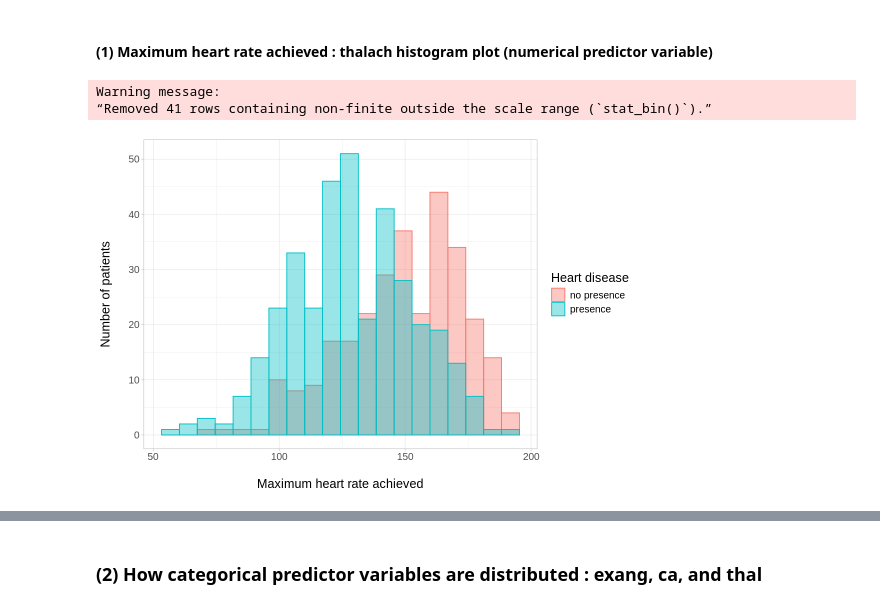
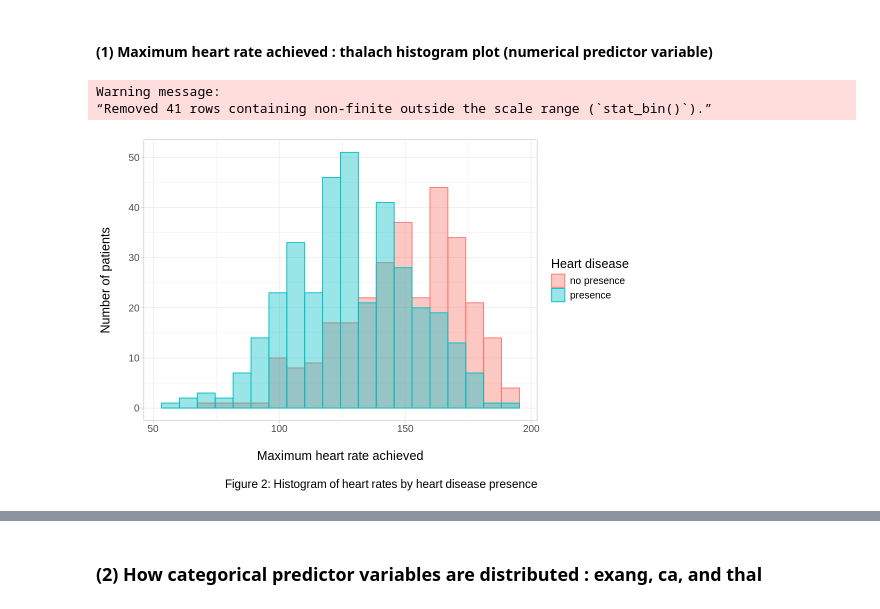
Before and after one commit to kareenaka/dsci100project_kareenakak, a Jupyter notebook: project_FINAL.ipynb, the cells around one changed output, grey strips where cells are left out. Drawn from its saved outputs; the diff is of its cells as text; code cells hidden in the pictures.

```diff
--- a/project_FINAL.ipynb
+++ b/project_FINAL.ipynb
@@ -289,15 +322,17 @@ A tibble: 2 × 6
 # %%
 options(repr.plot.width = 9, repr.plot.height = 6)
 
 thalach_histogram <- heart_train |>
     ggplot(aes(x = thalach, fill = num, colour = num)) +     # setting up the historgam axis and layout
     geom_histogram(alpha = 0.4, position = "identity", bins = 20) +     # histogram formatting
-    labs(x = "\nMaximum heart rate achieved", y = "Number of patients\n", fill = "Heart disease", colour = "Heart disease") +
+    labs(x = "\nMaximum heart rate achieved", y = "Number of patients\n", fill = "Heart disease", colour = "Heart disease",
+        caption = "\nFigure 2: Histogram of heart rates by heart disease presence") +
     theme_light() +      # visual formatting to allow the bars to be the main focus of the plot - increases readibility and understanding
-    theme(text = element_text(size = 15))
+    theme(text = element_text(size = 15),
+          plot.caption = element_text(size = 14))
 
 thalach_histogram
 # %% [output]
 Warning message:
 “Removed 41 rows containing non-finite outside the scale range (`stat_bin()`).”
-[figure, old version]
+[figure, new version]
```
Also changed, not shown: parts of 25 cells of this notebook.
